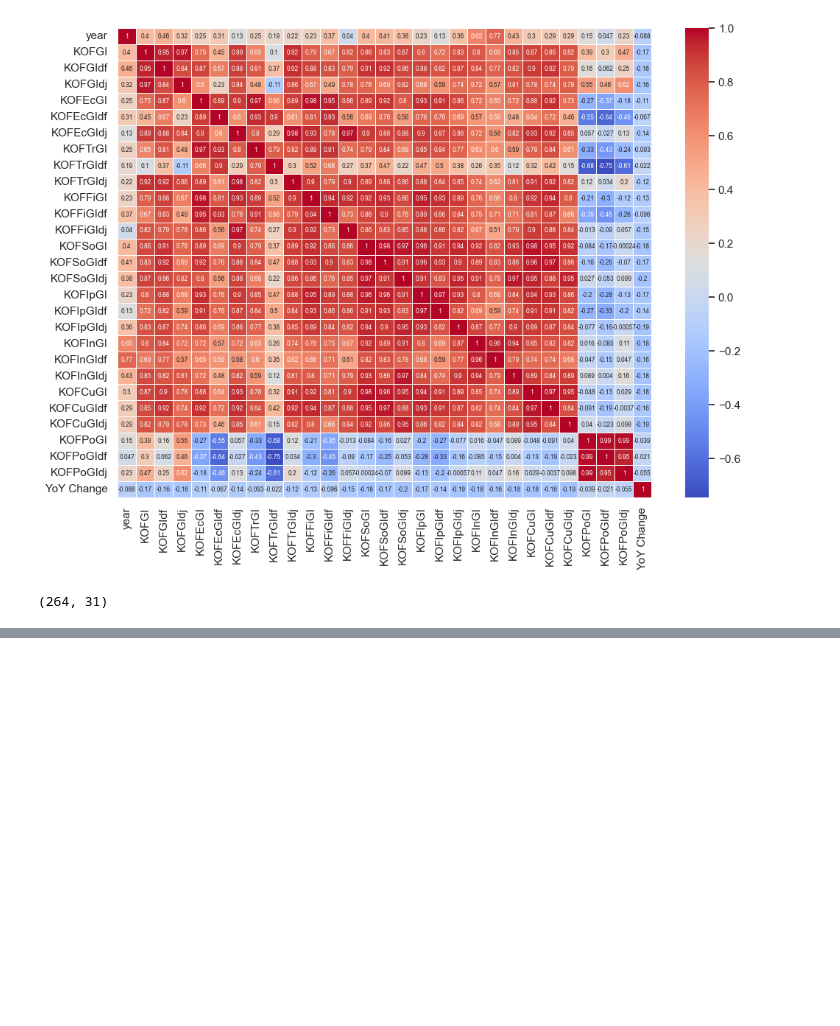
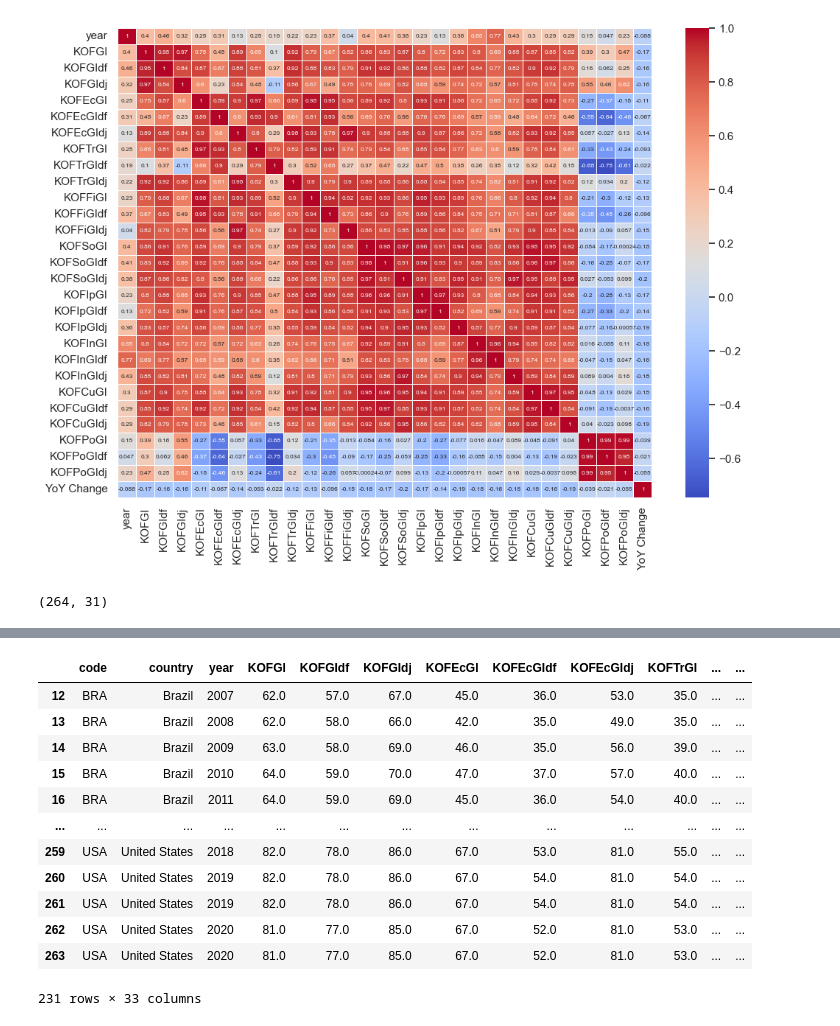
Before and after one commit to andrewbapham/Globalization-Index-Analysis, a Jupyter notebook: Data_Exploration.ipynb, the cells around one changed output, grey strips where cells are left out. Saved outputs shown, nothing was run; the diff lists cells and outputs as text; code cells hidden in the pictures; blank space fills up the shorter version.

```diff
--- a/Data_Exploration.ipynb
+++ b/Data_Exploration.ipynb
@@ -66,0 +112,34 @@ kof_df.shape
+# %%
+import pandas as pd
+import statsmodels.api as sm
+
+# Assuming df is your DataFrame and it's already been loaded
+
+# Create the lagged Volatility variable
+new_df['Volatility_lagged'] = new_df.groupby('code')['Volatility'].shift(1)
+
+# Drop the rows with missing values after shifting
+new_df = new_df.dropna(subset=['Volatility_lagged'])
+# Define the independent variables and add a constant term
+X = new_df[['Volatility_lagged', 'KOFFiGI']]
+X = sm.add_constant(X)
+
+# Define the dependent variable
+y = new_df['Volatility']
+
+# Fit the regression model
+model = sm.OLS(y, X).fit()
+# Get the summary of the regression model
+model_summary = model.summary()
+
+# Print the regression model summary
+print(model_summary)
+
+# Perform hypothesis testing
+# Test if the coefficients of Volatility_lagged and KOFFiGI are jointly significantly different from zero
+hypotheses = '(Volatility_lagged = 0), (KOFFiGI = 0)'
+f_test_result = model.f_test(hypotheses)
+
+# Print the F-test result
+print(f'Test for Hypotheses: {hypotheses}')
+print(f'F-test result: {f_test_result}')
@@ -66,0 +164,16 @@ kof_df.shape
+# %%
+new_df
+# %% [output]
+|  | code | country | year | KOFGI | KOFGIdf | KOFGIdj | KOFEcGI | KOFEcGIdf | KOFEcGIdj | KOFTrGI | ... | ... |
+| 12 | BRA | Brazil | 2007 | 62.0 | 57.0 | 67.0 | 45.0 | 36.0 | 53.0 | 35.0 | ... | ... |
+| 13 | BRA | Brazil | 2008 | 62.0 | 58.0 | 66.0 | 42.0 | 35.0 | 49.0 | 35.0 | ... | ... |
+| 14 | BRA | Brazil | 2009 | 63.0 | 58.0 | 69.0 | 46.0 | 35.0 | 56.0 | 39.0 | ... | ... |
+| 15 | BRA | Brazil | 2010 | 64.0 | 59.0 | 70.0 | 47.0 | 37.0 | 57.0 | 40.0 | ... | ... |
+| 16 | BRA | Brazil | 2011 | 64.0 | 59.0 | 69.0 | 45.0 | 36.0 | 54.0 | 40.0 | ... | ... |
+| ... | ... | ... | ... | ... | ... | ... | ... | ... | ... | ... | ... | ... |
+| 259 | USA | United States | 2018 | 82.0 | 78.0 | 86.0 | 67.0 | 53.0 | 81.0 | 55.0 | ... | ... |
+| 260 | USA | United States | 2019 | 82.0 | 78.0 | 86.0 | 67.0 | 54.0 | 81.0 | 54.0 | ... | ... |
+| 261 | USA | United States | 2019 | 82.0 | 78.0 | 86.0 | 67.0 | 54.0 | 81.0 | 54.0 | ... | ... |
+| 262 | USA | United States | 2020 | 81.0 | 77.0 | 85.0 | 67.0 | 52.0 | 81.0 | 53.0 | ... | ... |
+| 263 | USA | United States | 2020 | 81.0 | 77.0 | 85.0 | 67.0 | 52.0 | 81.0 | 53.0 | ... | ... |
+231 rows × 33 columns
```
Also changed, not shown: parts of 8 cells of this notebook, 2 other files.
